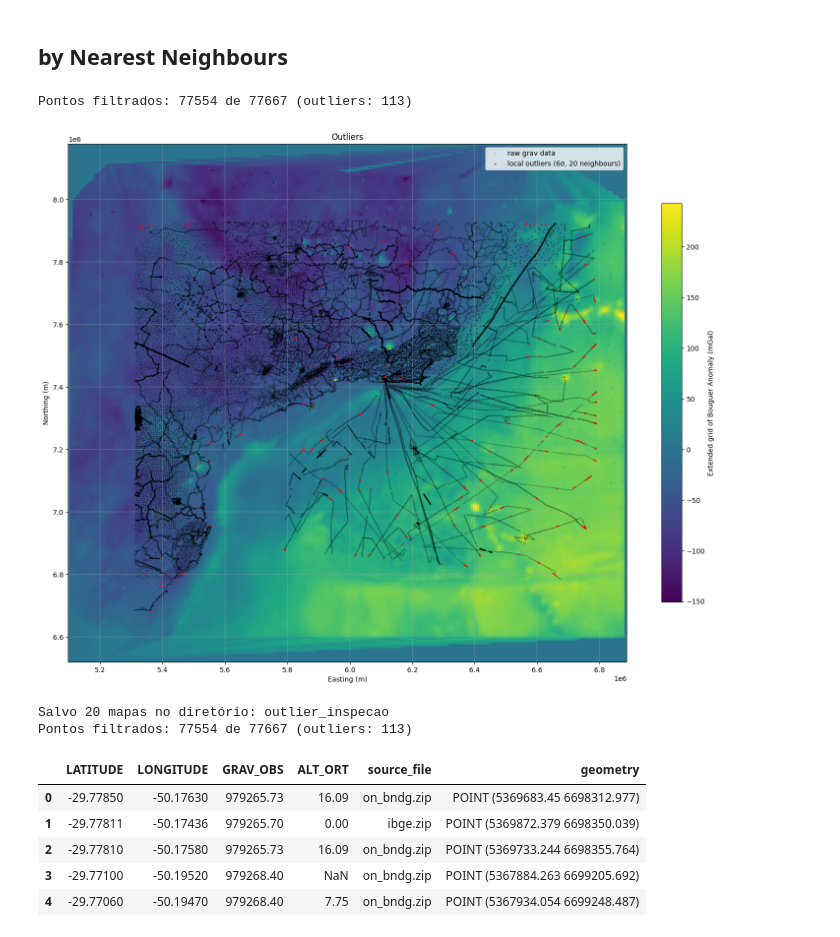
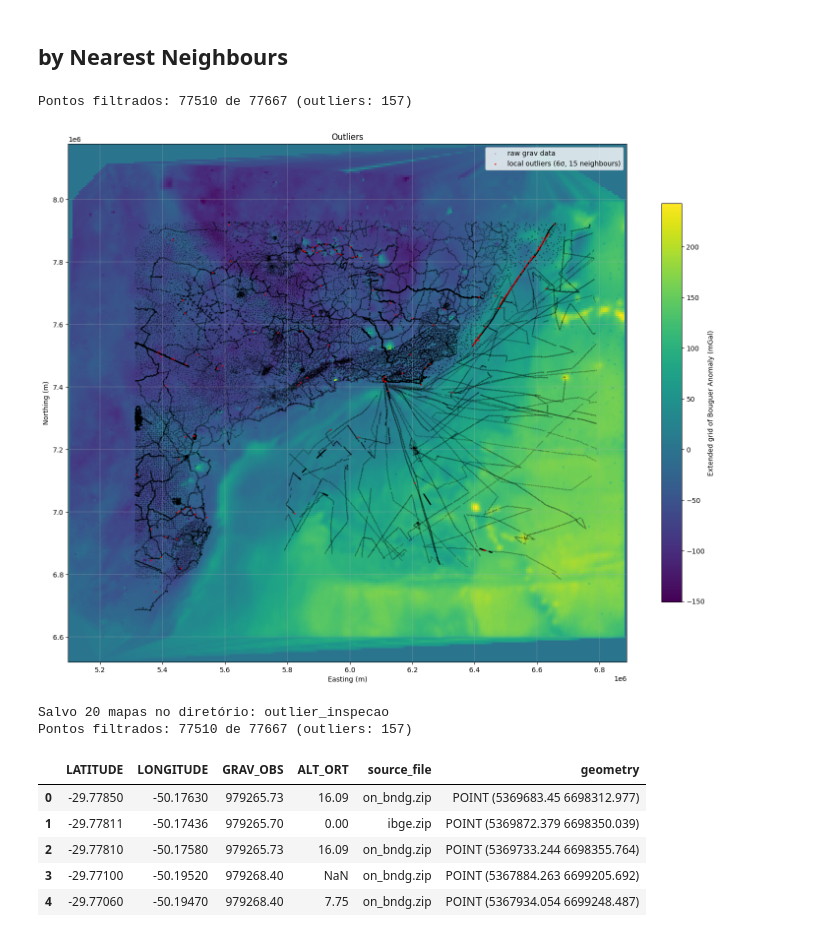
Before and after one commit to lszam/potentials-on, a Jupyter notebook: local/filtro-de-pontos_v2.ipynb, the cells around one changed output. Saved outputs shown, nothing was run; the diff lists cells and outputs as text; code cells hidden in the pictures.

```diff
--- a/local/filtro-de-pontos_v2.ipynb
+++ b/local/filtro-de-pontos_v2.ipynb
@@ -144,7 +143,7 @@ import numpy as np
 from sklearn.neighbors import KDTree
 
 limite_std = 6  # desvios padrão para detectar outlier
-k = 20
+k = 15
 
 coords = np.array(list(zip(gdf.geometry.x, gdf.geometry.y)))
 tree = KDTree(coords)
@@ -152,13 +151,13 @@ tree = KDTree(coords)
 # Mask using valid numbers
 indices_validos = np.ones(len(gdf), dtype=bool)
 
-# Para cada ponto, verificar se é outlier em relação aos k vizinhos
+# Verifying
 valores = gdf[coluna_valores].values
 
 for i, ponto in enumerate(coords):
-    # Obter os k+1 vizinhos (inclui ele mesmo como o primeiro)
+    # Obter os vizinhos (k+1, inclui ele mesmo como o primeiro)
     dist, idx = tree.query([ponto], k=k+1)
-    idx_vizinhos = idx[0][1:]  # exclui o próprio ponto
+    idx_vizinhos = idx[0][1:]  # exclui o próprio
 
     vizinhos_valores = valores[idx_vizinhos]
     media = vizinhos_valores.mean()
@@ -167,45 +166,37 @@ for i, ponto in enumerate(coords):
     if desvio > 0 and abs(valores[i] - media) > limite_std * desvio:
         indices_validos[i] = False
 
-# === 5. Separar os dados ===
 gdf_filtrado = gdf[indices_validos]
 gdf_outliers = gdf[~indices_validos]
 
-# === 6. Salvar os dados filtrados ===
+output_gpkg = str('grav_win_geog_sirgas2000_filtrado'+f'_{limite_std}sigma_{k}nn.gpkg')
 gdf_filtrado.to_file(output_gpkg, layer="grav_filt", driver="GPKG")
 gdf_outliers.to_file(f'outliers_{limite_std}sigma_{k}nn.gpkg', layer="grav_out", driver="GPKG")
 
 print(f"Pontos filtrados: {len(gdf_filtrado)} de {len(gdf)} (outliers: {len(gdf_outliers)})")
 # %% [output]
-Pontos filtrados: 77554 de 77667 (outliers: 113)
+Pontos filtrados: 77510 de 77667 (outliers: 157)
 # %%
-import geopandas as gpd
-import matplotlib.pyplot as plt
-import rasterio
-import numpy as np
-
-#outliers = gdf[~gdf.index.isin(gdf_filtrado.index)]
-
 fig, ax = plt.subplots(figsize=(15, 12))
 im = ax.imshow(img, extent=extent, origin='upper', cmap='viridis')
 plt.colorbar(im, ax=ax, label="Extended grid of Bouguer Anomaly (mGal)", shrink=0.7)
 gdf.plot(ax=ax, markersize=0.05, color='k', alpha=0.9, label="raw grav data")
-outliers.plot(ax=ax, markersize=2, color='red', alpha=0.7, label="local outliers (6σ, 20 neighbours)")
+gdf_outliers.plot(ax=ax, markersize=2, color='red', alpha=0.7, label=f"local outliers ({limite_std}σ, {k} neighbours)")
 ax.set_title("Outliers")
 ax.set_xlabel("Easting (m)")
 ax.set_ylabel("Northing (m)")
 ax.grid(True, linewidth=0.3)
 ax.legend()
 
 plt.tight_layout()
 plt.show()
 # %% [output]
-[figure, old version]
+[figure, new version]
 # %%
 import os
 
 coluna_valores = "GRAV_OBS"
-k = 20
+k = 15
 limite_std = 6
 output_dir = "outlier_inspecao"
 
@@ -261,7 +252,7 @@ print(f"Salvo {len(outlier_infos_top)} mapas no diretório: {output_dir}")
 print(f"Pontos filtrados: {len(gdf_filtrado)} de {len(gdf)} (outliers: {len(gdf_outliers)})")
 # %% [output]
 Salvo 20 mapas no diretório: outlier_inspecao
-Pontos filtrados: 77554 de 77667 (outliers: 113)
+Pontos filtrados: 77510 de 77667 (outliers: 157)
 # %%
 gdf_filtrado.head()
 # %% [output]
```
Also changed, not shown: parts of 4 cells of this notebook.
